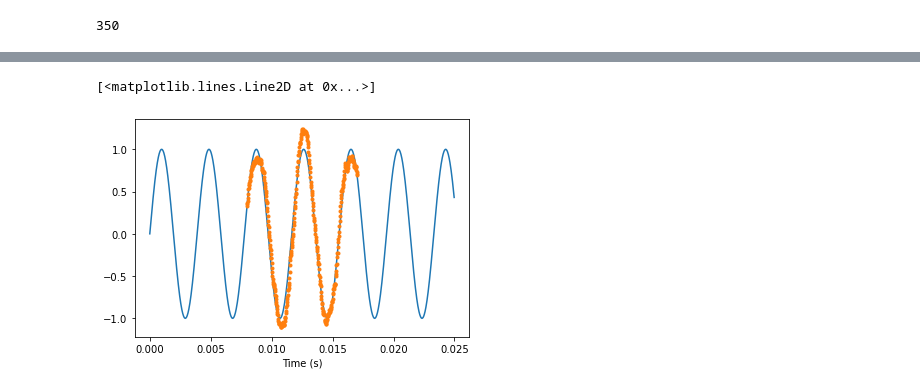
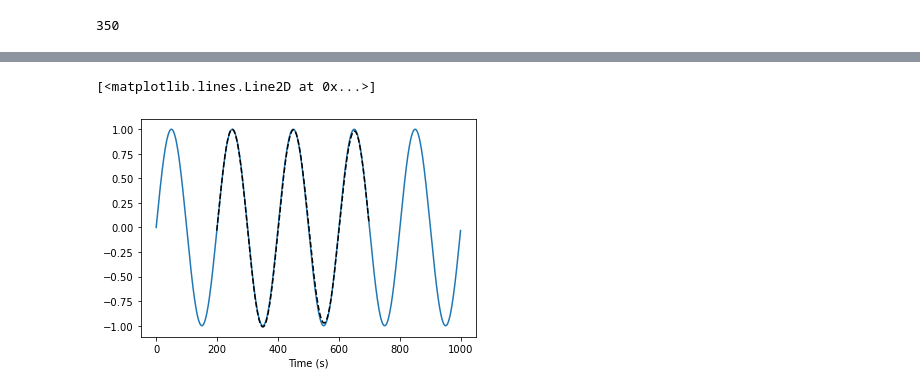
Before and after one commit to mattpitkin/interp-autoreg, a Jupyter notebook: interp-autoreg.ipynb, the cells around one changed output, grey strips where cells are left out. Drawn from its saved outputs; the diff is of its cells as text; code cells hidden in the pictures.

```diff
--- a/interp-autoreg.ipynb
+++ b/interp-autoreg.ipynb
@@ -452,7 +577,7 @@ def gibbs_sampler(y, m, k, p=40, nsamples=100, init_params=None, seed=None):
         z = draw_conditional_z(theta, sigma, y, m, k, rng=rng)
 
         # create full data set containing missing samples
-        x = np.concatenate((y[:m - 1], z, y[m - 1:]))
+        x = restored_data(y, z, m)
 
         # draw autoregressive parameters theta
         theta = draw_conditional_theta(x, sigma, p, rng=rng)
@@ -470,9 +595,8 @@ As a first test we will generate some fake data consisting of a sinusoid and no
 # %%
 # generate sinusoid
-sr = 44e3  # sample rate (Hz)
-dt = 1 / sr
-t = np.arange(0, 0.025 - dt, dt)  # time
-f = 257.4  # frequency
+dt = 1
+t = np.arange(1000)  # time
+f = 1 / 200  # frequency
 phi0 = 0.0  # initial phase
 
 x = np.sin(2 * np.pi * f * t + phi0)
@@ -481,10 +605,9 @@ plt.plot(t, x)
 plt.xlabel("Time (s)");
 
 # chop out "missing data"
-mididx = int(len(x) / 2)
-k = 400
-m = mididx - int(k / 2) + 1
-choppeddata = np.concatenate((x[:m - 1], x[m + k - 1:]))
+k = 500  # number of missing samples
+m = 200  # start of missing samples
+choppeddata = chopped_data(x, m, k)
 
 plt.plot(t[:m - 1], choppeddata[:m - 1], 'k--')
 plt.plot(t[m + k - 1:], choppeddata[m - 1:], 'k--')
@@ -494,6 +617,6 @@ plt.plot(t[m + k - 1:], choppeddata[m - 1:], 'k--')
 # %%
 # run the Gibbs sampler
-chain = gibbs_sampler(choppeddata, m, k, p=80, nsamples=100)
+chain = gibbs_sampler(choppeddata, m, k, p=2, nsamples=100)
 # %%
 len(t[m + k - 1:])
 # %% [output]
@@ -506,7 +629,7 @@ plt.semilogy([s[-1] for s in chain])
 # %%
 plt.plot(t, x)
 plt.xlabel("Time (s)");
-plt.plot(t[m - 1:m + k - 1], chain[-1][0], '.')
+plt.plot(t[m - 1:m + k - 1], chain[-1][0], 'k--')
 # %% [output]
 [<matplotlib.lines.Line2D at 0x...>]
-[figure, old version]
+[figure, new version]
```
Also changed, not shown: parts of 20 cells of this notebook, 2 other files.
